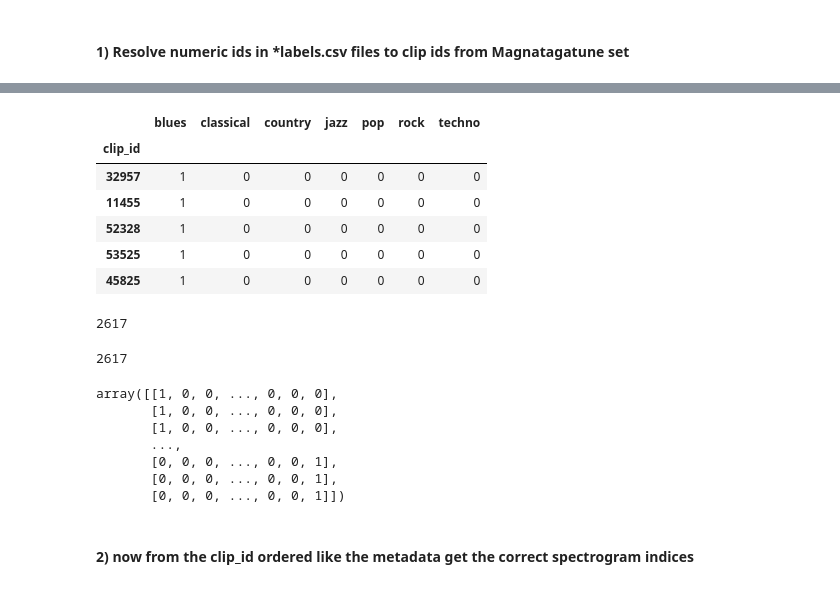
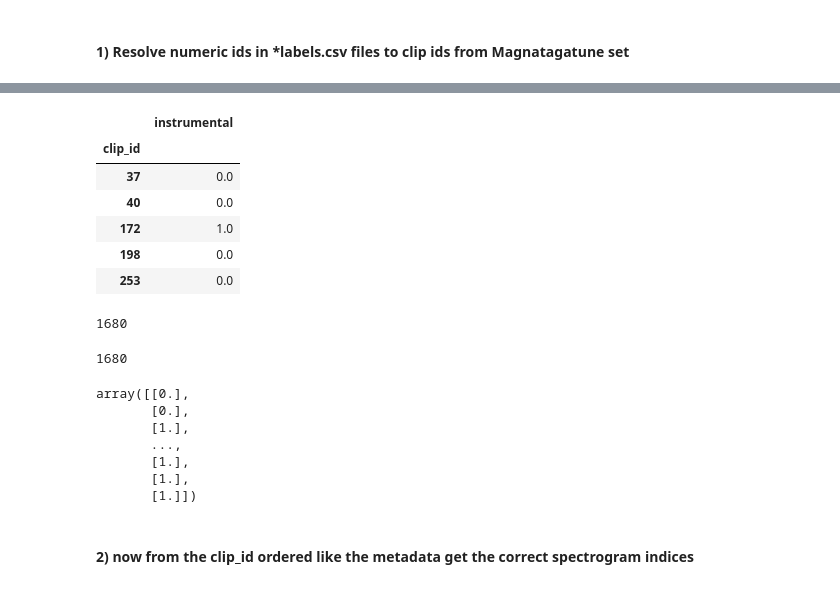
Before and after one commit to slychief/ismir2018_tutorial, a Jupyter notebook: Part_1_Instrumental_Genre_Mood_detection.ipynb, the cells around one changed output, grey strips where cells are left out. Drawn from its saved outputs; the diff is of its cells as text; code cells hidden in the pictures.

Commit message:
updated metadata reading and alignment

```diff
--- a/Part_1_Instrumental_Genre_Mood_detection.ipynb
+++ b/Part_1_Instrumental_Genre_Mood_detection.ipynb
@@ -112,6 +197,0 @@ metadata.head()
-# %%
-# we make the clip_id the index and drop the orignal mp3_path
-# as we later align by clip_id
-
-metadata.set_index('clip_id', inplace=True)
-metadata.head()
@@ -152,3 +210,3 @@ If both of them are True or both of them are False, we cannot trust the groundtr
 # %%
-retain = np.logical_xor(gt_vocal,gt_instrumental)
+retain = np.logical_xor(metadata['instrumental'],metadata['vocal'])
 retain.head()
@@ -168,0 +234,4 @@ print(str(sum(np.logical_not(gt_final))) + " instrumental tracks")
+# %%
+# reduce metadata to the tracks to retain and keep only the 'instrumental' column (0 = vocal, 1 = instrumental)
+metadata = metadata[retain][['instrumental']]
+metadata.head(5)
@@ -258,6 +268,7 @@ spectrograms.shape
 # %% [markdown]
 #### 1) Resolve numeric ids in *labels.csv files to clip ids from Magnatagatune set
 # %%
-metadata_genre = pd.read_csv(join(METADATA_PATH, "ismir2018_tut_part_2_genre_labels.csv"), index_col=0)
-metadata_genre.shape
+csv_file2 = META2_FILE_PATTERN % task
+metadata_clip_ids = pd.read_csv(csv_file2, index_col=0)
+metadata_clip_ids.shape
 # %% [output]
@@ -279,36 +285,36 @@ metadata_genre_clip_ids.head()
 # %%
 # replace the numeric id from metadata_genre by clip_id from metadata_genre_clip_ids
 
-clip_ids_sorted_by_index = metadata_genre_clip_ids.loc[metadata_genre.index]['clip_id']
-metadata_genre.index = clip_ids_sorted_by_index
-metadata_genre.head()
+clip_ids_sorted_by_index = metadata_clip_ids.loc[metadata.index]['clip_id']
+metadata.index = clip_ids_sorted_by_index
+metadata.head()
 # %% [output]
-|  | blues | classical | country | jazz | pop | rock | techno |
-| clip_id |  |  |  |  |  |  |  |
-| 32957 | 1 | 0 | 0 | 0 | 0 | 0 | 0 |
-| 11455 | 1 | 0 | 0 | 0 | 0 | 0 | 0 |
-| 52328 | 1 | 0 | 0 | 0 | 0 | 0 | 0 |
-| 53525 | 1 | 0 | 0 | 0 | 0 | 0 | 0 |
-| 45825 | 1 | 0 | 0 | 0 | 0 | 0 | 0 |
+|  | instrumental |
+| clip_id |  |
+| 37 | 0.0 |
+| 40 | 0.0 |
+| 172 | 1.0 |
+| 198 | 0.0 |
+| 253 | 0.0 |
 # %%
-len(metadata_genre)
+len(metadata)
 # %% [output]
-2617
+1680
 # %%
 # check if we found all metadata clip ids in our spectrogram data
-len(set(metadata_genre.index).intersection(set(spec_clip_ids)))
+len(set(metadata.index).intersection(set(spec_clip_ids)))
 # %% [output]
-2617
+1680
 # %%
 # classes needs to be a "1-hot encoded" numpy array (which our groundtruth already is! we just convert pandas to numpy)
-classes = metadata_genre.values
+classes = metadata.values
 classes
 # %% [output]
-array([[1, 0, 0, ..., 0, 0, 0],
-       [1, 0, 0, ..., 0, 0, 0],
-       [1, 0, 0, ..., 0, 0, 0],
+array([[0.],
+       [0.],
+       [1.],
        ...,
-       [0, 0, 0, ..., 0, 0, 1],
-       [0, 0, 0, ..., 0, 0, 1],
-       [0, 0, 0, ..., 0, 0, 1]])
+       [1.],
+       [1.],
+       [1.]])
 # %%
```
Also changed, not shown: parts of 66 cells of this notebook.
